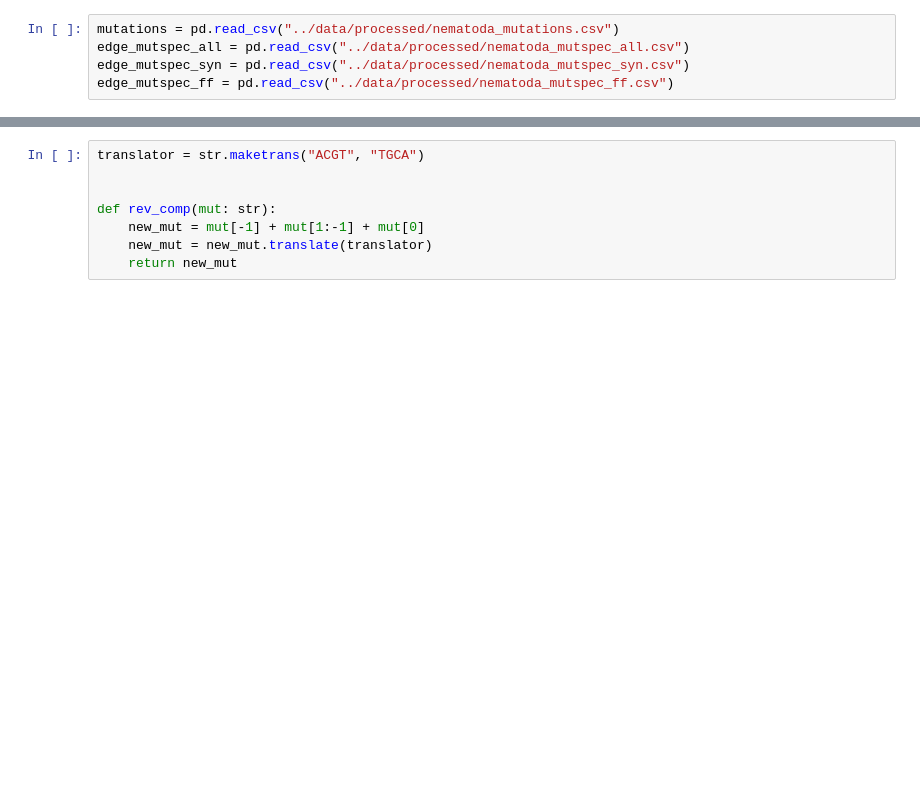
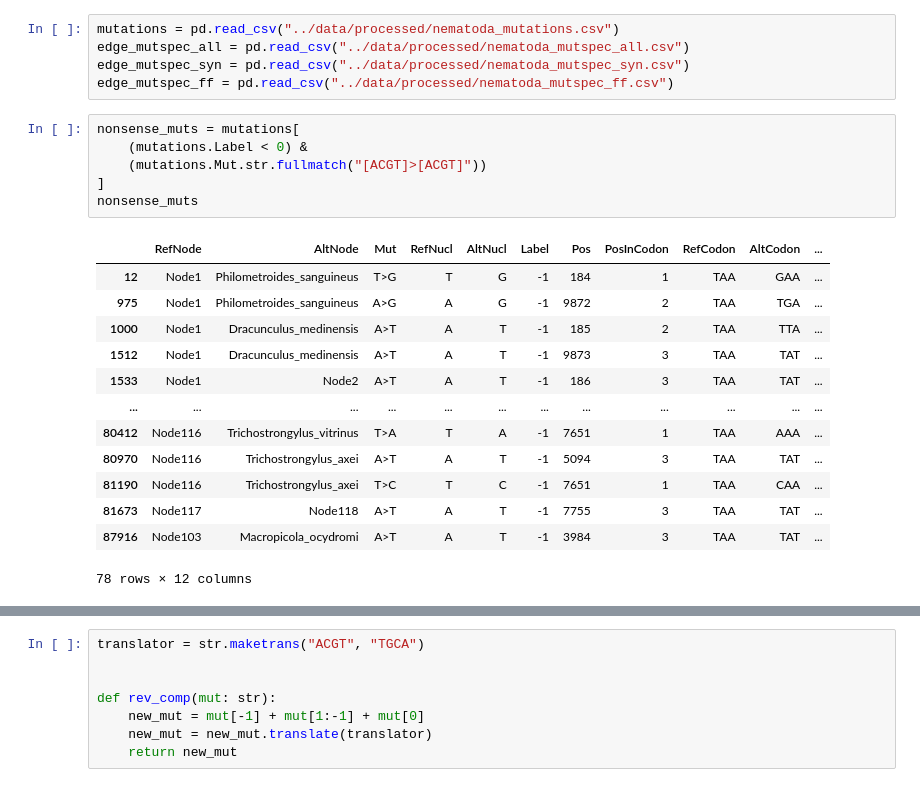
Before and after one commit to kpotoh/birds, a Jupyter notebook: nb/mut_extraction_nematoda.ipynb, the cells around one changed output, grey strips where cells are left out. Drawn from its saved outputs; the diff is of its cells as text; blank space fills up the shorter version.

```diff
--- a/nb/mut_extraction_nematoda.ipynb
+++ b/nb/mut_extraction_nematoda.ipynb
@@ -107,3 +107,23 @@ mutations = pd.read_csv("../data/processed/nematoda_mutations.csv")
 edge_mutspec_all = pd.read_csv("../data/processed/nematoda_mutspec_all.csv")
 edge_mutspec_syn = pd.read_csv("../data/processed/nematoda_mutspec_syn.csv")
 edge_mutspec_ff = pd.read_csv("../data/processed/nematoda_mutspec_ff.csv")
+# %%
+nonsense_muts = mutations[
+    (mutations.Label < 0) &
+    (mutations.Mut.str.fullmatch("[ACGT]>[ACGT]"))
+]
+nonsense_muts
+# %% [output]
+|  | RefNode | AltNode | Mut | RefNucl | AltNucl | Label | Pos | PosInCodon | RefCodon | AltCodon | ... |
+| 12 | Node1 | Philometroides_sanguineus | T>G | T | G | -1 | 184 | 1 | TAA | GAA | ... |
+| 975 | Node1 | Philometroides_sanguineus | A>G | A | G | -1 | 9872 | 2 | TAA | TGA | ... |
+| 1000 | Node1 | Dracunculus_medinensis | A>T | A | T | -1 | 185 | 2 | TAA | TTA | ... |
+| 1512 | Node1 | Dracunculus_medinensis | A>T | A | T | -1 | 9873 | 3 | TAA | TAT | ... |
+| 1533 | Node1 | Node2 | A>T | A | T | -1 | 186 | 3 | TAA | TAT | ... |
+| ... | ... | ... | ... | ... | ... | ... | ... | ... | ... | ... | ... |
+| 80412 | Node116 | Trichostrongylus_vitrinus | T>A | T | A | -1 | 7651 | 1 | TAA | AAA | ... |
+| 80970 | Node116 | Trichostrongylus_axei | A>T | A | T | -1 | 5094 | 3 | TAA | TAT | ... |
+| 81190 | Node116 | Trichostrongylus_axei | T>C | T | C | -1 | 7651 | 1 | TAA | CAA | ... |
+| 81673 | Node117 | Node118 | A>T | A | T | -1 | 7755 | 3 | TAA | TAT | ... |
+| 87916 | Node103 | Macropicola_ocydromi | A>T | A | T | -1 | 3984 | 3 | TAA | TAT | ... |
+78 rows × 12 columns
```
Also changed, not shown: parts of 7 cells of this notebook.
